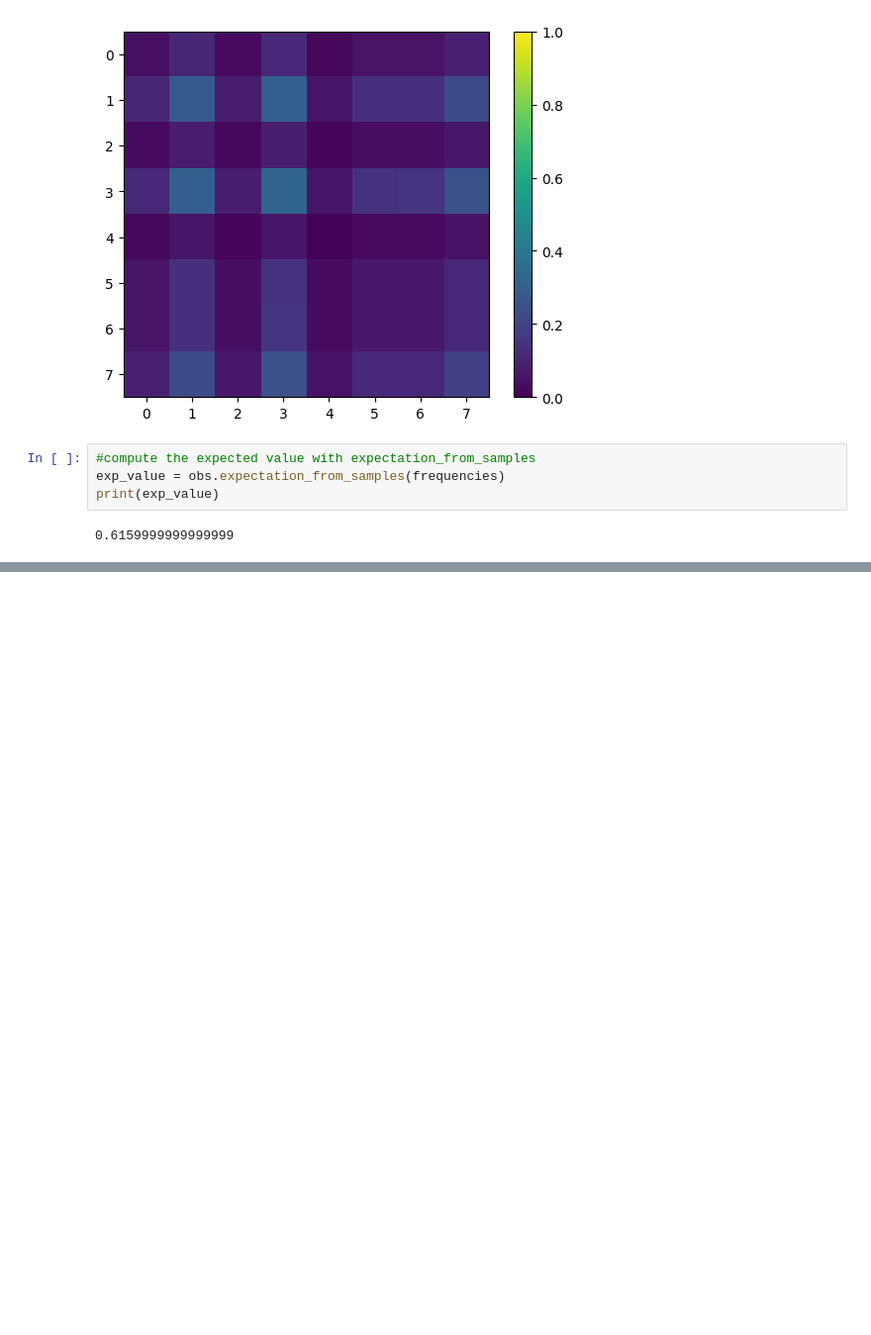
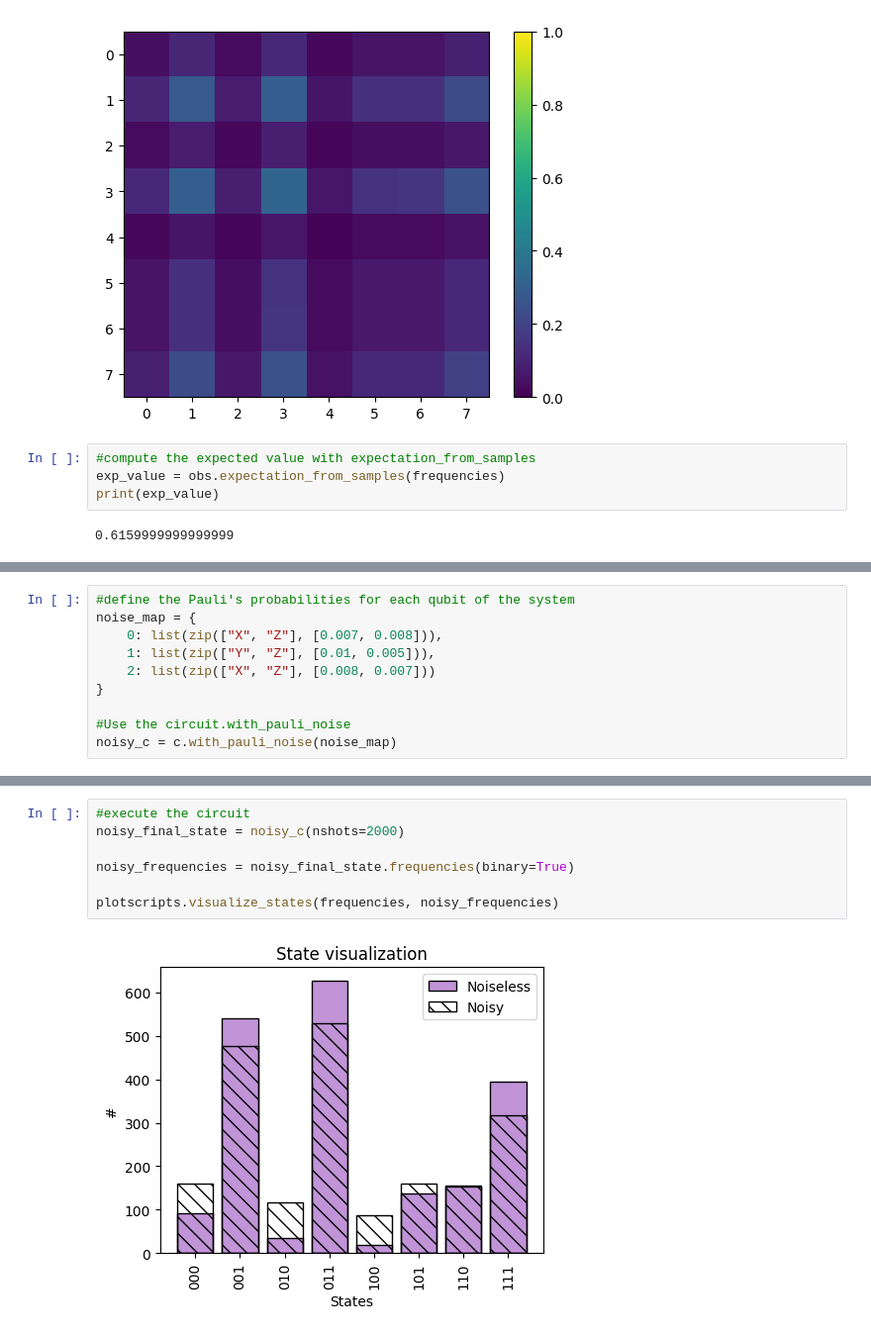
Before and after one commit to gabrielefrn/qc-minicourse, a Jupyter notebook: qc_minicourse_10abr24.ipynb, the cells around one changed output, grey strips where cells are left out. Shown: that part at 99% size. Saved outputs shown, nothing was run; the diff lists cells and outputs as text; blank space fills up the shorter version.

```diff
--- a/qc_minicourse_10abr24.ipynb
+++ b/qc_minicourse_10abr24.ipynb
@@ -138,0 +141,10 @@ print(exp_value)
+# %%
+#define the Pauli's probabilities for each qubit of the system
+noise_map = {
+    0: list(zip(["X", "Z"], [0.007, 0.008])),
+    1: list(zip(["Y", "Z"], [0.01, 0.005])),
+    2: list(zip(["X", "Z"], [0.008, 0.007]))
+}
+
+#Use the circuit.with_pauli_noise
+noisy_c = c.with_pauli_noise(noise_map)
@@ -138,0 +189,9 @@ print(exp_value)
+# %%
+#execute the circuit
+noisy_final_state = noisy_c(nshots=2000)
+
+noisy_frequencies = noisy_final_state.frequencies(binary=True)
+
+plotscripts.visualize_states(frequencies, noisy_frequencies)
+# %% [output]
+[figure, added]
```
Also changed, not shown: parts of 12 cells of this notebook.
